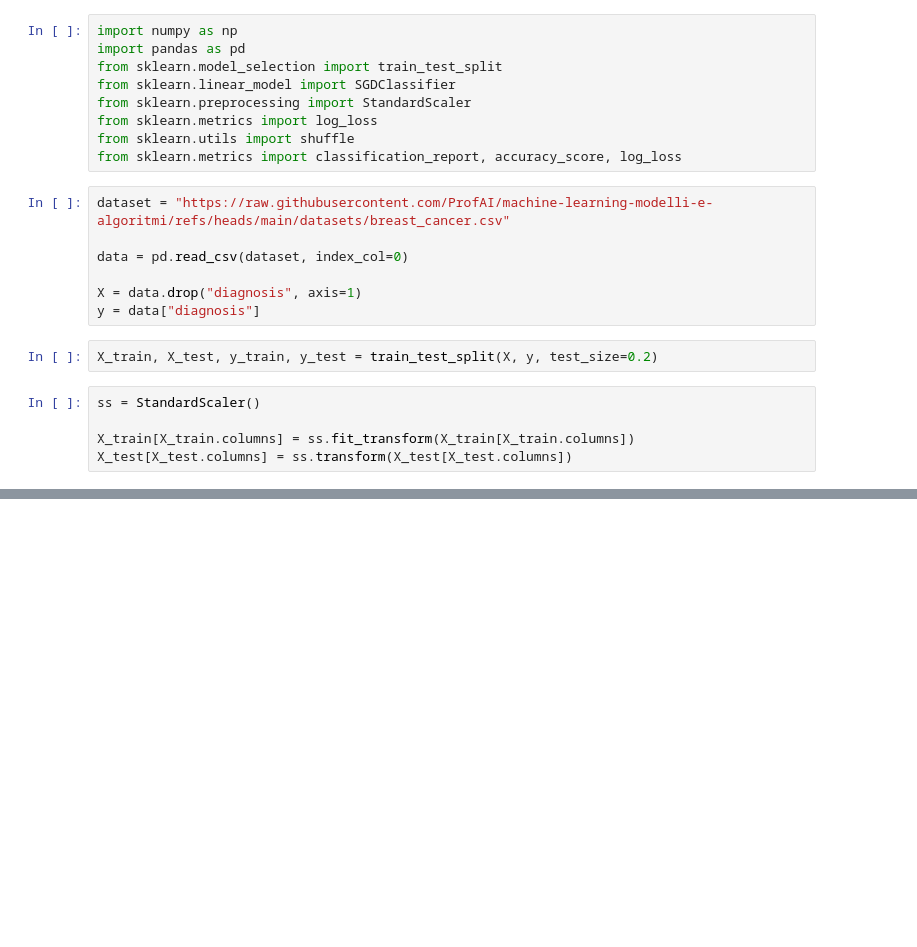
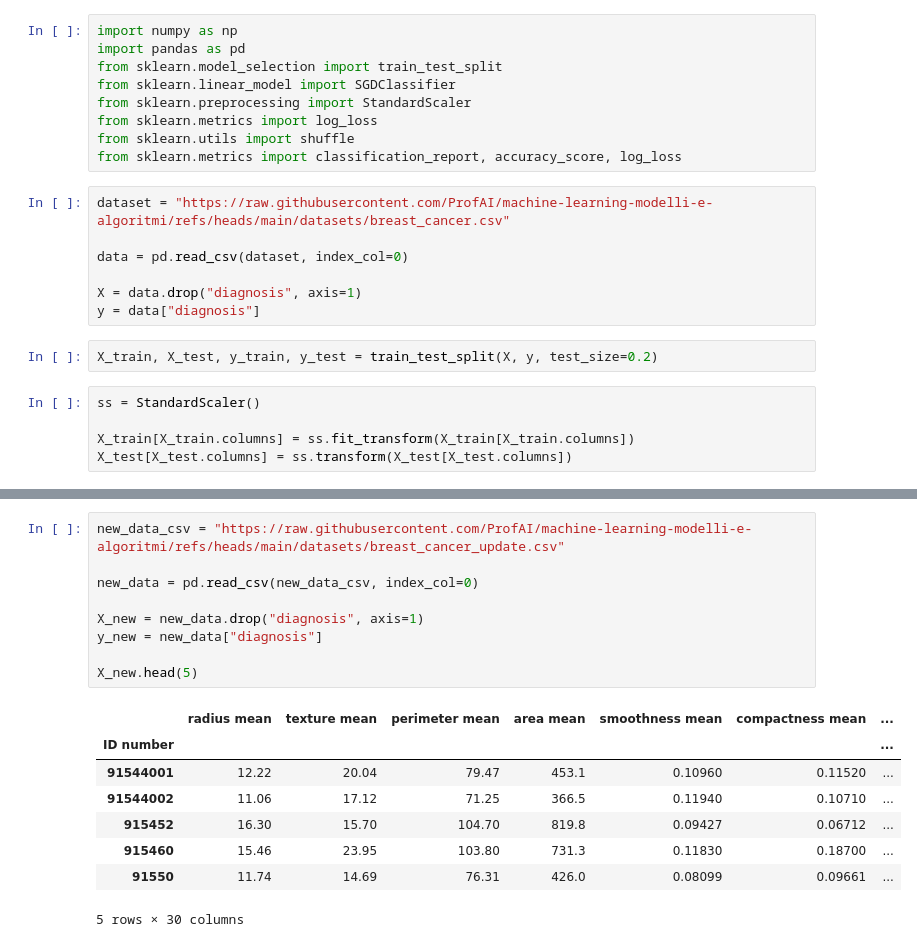
Before and after one commit to crypto-infinity/proai, a Jupyter notebook: course4-ml-algorithms/ex_online_learning/online_learning.ipynb, the cells around one changed output, grey strips where cells are left out. Drawn from its saved outputs; the diff is of its cells as text; blank space fills up the shorter version.

```diff
--- a/course4-ml-algorithms/ex_online_learning/online_learning.ipynb
+++ b/course4-ml-algorithms/ex_online_learning/online_learning.ipynb
@@ -101,0 +113,18 @@ plot_training_curve()
+# %%
+new_data_csv = "https://raw.githubusercontent.com/ProfAI/machine-learning-modelli-e-algoritmi/refs/heads/main/datasets/breast_cancer_update.csv"
+
+new_data = pd.read_csv(new_data_csv, index_col=0)
+
+X_new = new_data.drop("diagnosis", axis=1)
+y_new = new_data["diagnosis"]
+
+X_new.head(5)
+# %% [output]
+|  | radius mean | texture mean | perimeter mean | area mean | smoothness mean | compactness mean | ... |
+| ID number |  |  |  |  |  |  | ... |
+| 91544001 | 12.22 | 20.04 | 79.47 | 453.1 | 0.10960 | 0.11520 | ... |
+| 91544002 | 11.06 | 17.12 | 71.25 | 366.5 | 0.11940 | 0.10710 | ... |
+| 915452 | 16.30 | 15.70 | 104.70 | 819.8 | 0.09427 | 0.06712 | ... |
+| 915460 | 15.46 | 23.95 | 103.80 | 731.3 | 0.11830 | 0.18700 | ... |
+| 91550 | 11.74 | 14.69 | 76.31 | 426.0 | 0.08099 | 0.09661 | ... |
+5 rows × 30 columns
```
Also changed, not shown: parts of 8 cells of this notebook.
